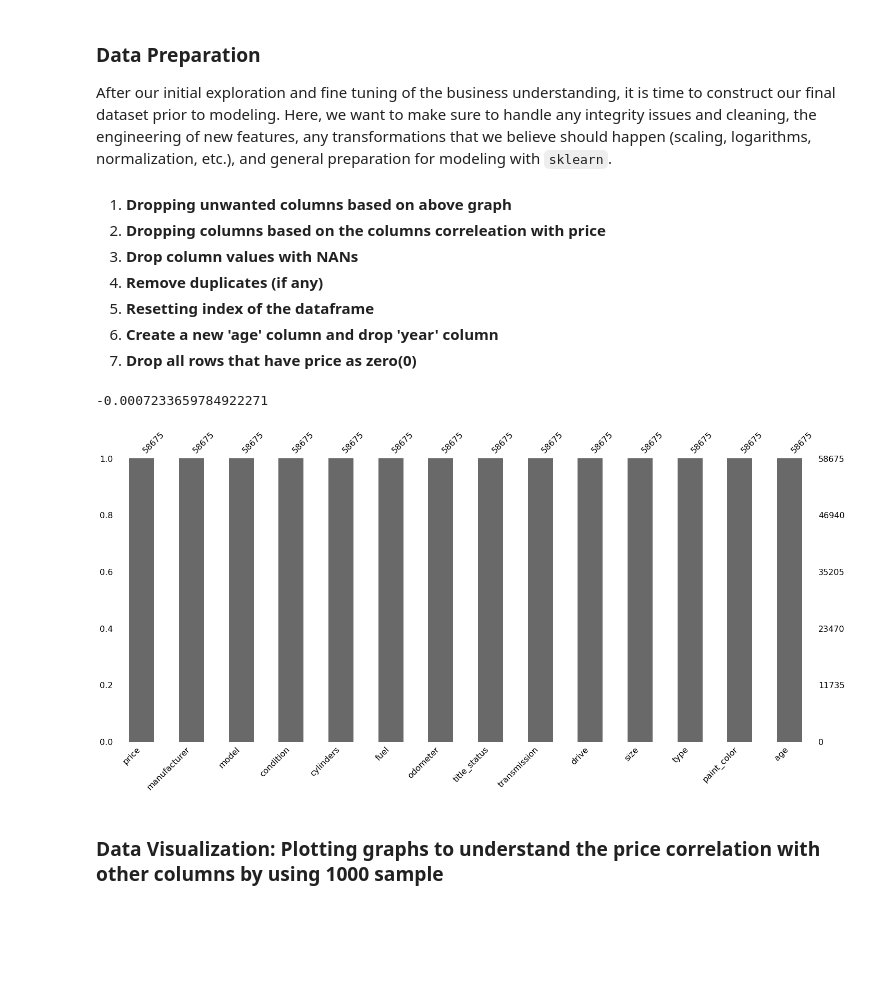
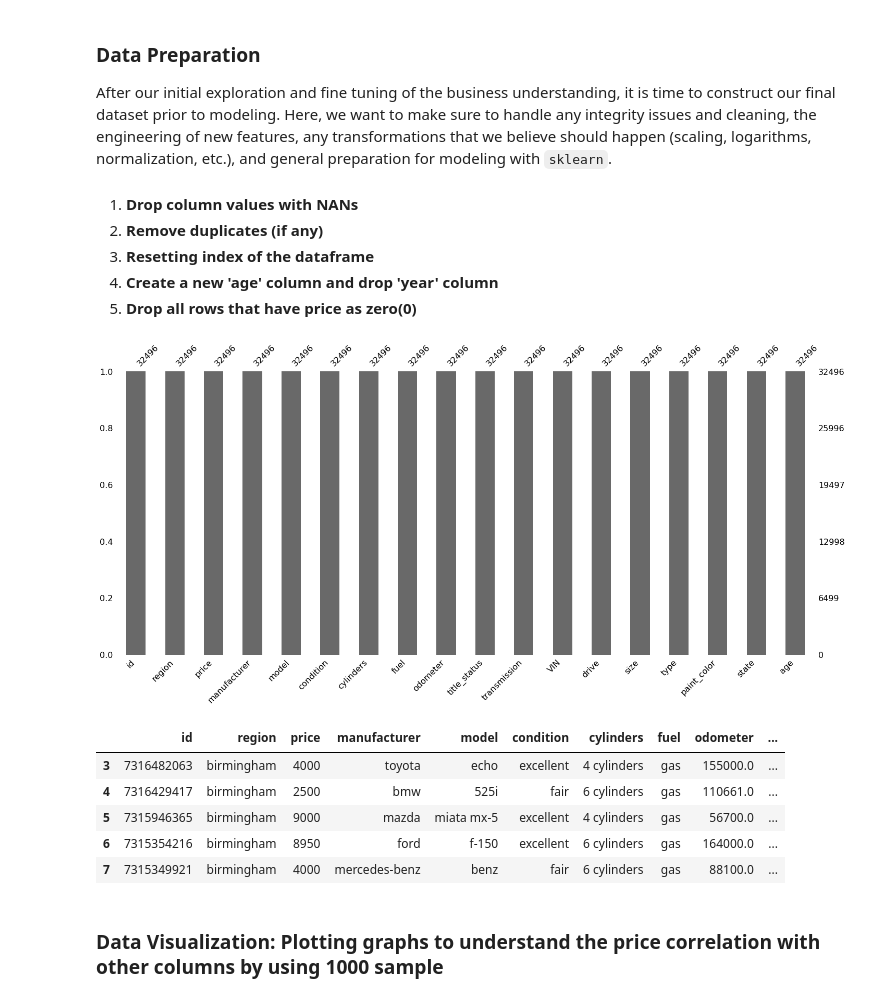
Before and after one commit to rajsandilya/practical_application_II, a Jupyter notebook: prompt_II.ipynb, the cells around one changed output. Saved outputs shown, nothing was run; the diff lists cells and outputs as text; code cells hidden in the pictures; blank space fills up the shorter version.

```diff
--- a/prompt_II.ipynb
+++ b/prompt_II.ipynb
@@ -103,32 +97,38 @@ msno.bar(used_cars);
 
 After our initial exploration and fine tuning of the business understanding, it is time to construct our final dataset prior to modeling.  Here, we want to make sure to handle any integrity issues and cleaning, the engineering of new features, any transformations that we believe should happen (scaling, logarithms, normalization, etc.), and general preparation for modeling with `sklearn`.
 # %% [markdown]
-1.  **Dropping unwanted columns based on above graph**
-2.  **Dropping columns based on the columns correleation with price**
-3.  **Drop column values with NANs**
-4.  **Remove duplicates (if any)**
-5.  **Resetting index of the dataframe**
-6.  **Create a new 'age' column and drop 'year' column**
-7.  **Drop all rows that have price as zero(0)**
+1.  **Drop column values with NANs**
+2.  **Remove duplicates (if any)**
+3.  **Resetting index of the dataframe**
+4.  **Create a new 'age' column and drop 'year' column**
+5.  **Drop all rows that have price as zero(0)**
 # %%
-# Dropping non relavent Columns
+
 # Even though region has full values, don't see much correlation with price column
-used_cars['state_codes'] = pd.Categorical(used_cars.state).codes
-print(used_cars['state_codes'].corr(used_cars['price']))
-cols_to_drop = ['id', 'region', 'VIN','state','state_codes']
+# used_cars['state_codes'] = pd.Categorical(used_cars.state).codes
+# cols_to_drop = ['id']
 
-
-used_cars_clean = used_cars.drop(columns=cols_to_drop).dropna()
+# used_cars_clean = used_cars.drop(columns=cols_to_drop)
+used_cars_clean = used_cars.dropna()
+# used_cars_clean.head()
 used_cars_clean.drop_duplicates(inplace=True)
 used_cars_clean = used_cars_clean.reset_index().drop(columns=['index'])
 used_cars_clean['age'] = 2022 - used_cars_clean.year.astype(int)
 used_cars_clean.year = used_cars_clean.year.astype(int).astype(str)
 used_cars_clean = used_cars_clean.drop(columns=['year'])
 used_cars_clean.drop(used_cars_clean.query("price== 0").index,inplace=True)
 msno.bar(used_cars_clean);
 # %% [output]
--0.0007233659784922271
-[figure, old version]
+[figure, new version]
+# %%
+used_cars_clean.head()
+# %% [output]
+|  | id | region | price | manufacturer | model | condition | cylinders | fuel | odometer | ... |
+| 3 | 7316482063 | birmingham | 4000 | toyota | echo | excellent | 4 cylinders | gas | 155000.0 | ... |
+| 4 | 7316429417 | birmingham | 2500 | bmw | 525i | fair | 6 cylinders | gas | 110661.0 | ... |
+| 5 | 7315946365 | birmingham | 9000 | mazda | miata mx-5 | excellent | 4 cylinders | gas | 56700.0 | ... |
+| 6 | 7315354216 | birmingham | 8950 | ford | f-150 | excellent | 6 cylinders | gas | 164000.0 | ... |
+| 7 | 7315349921 | birmingham | 4000 | mercedes-benz | benz | fair | 6 cylinders | gas | 88100.0 | ... |
 # %% [markdown]
 ### Data Visualization: Plotting graphs to understand the price correlation with other columns by using 1000 sample
 # %%
```
Also changed, not shown: parts of 19 cells of this notebook.
